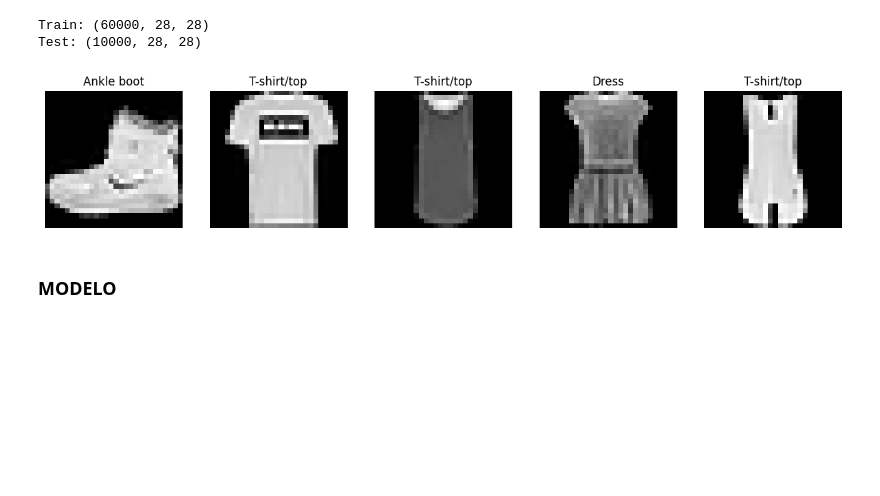
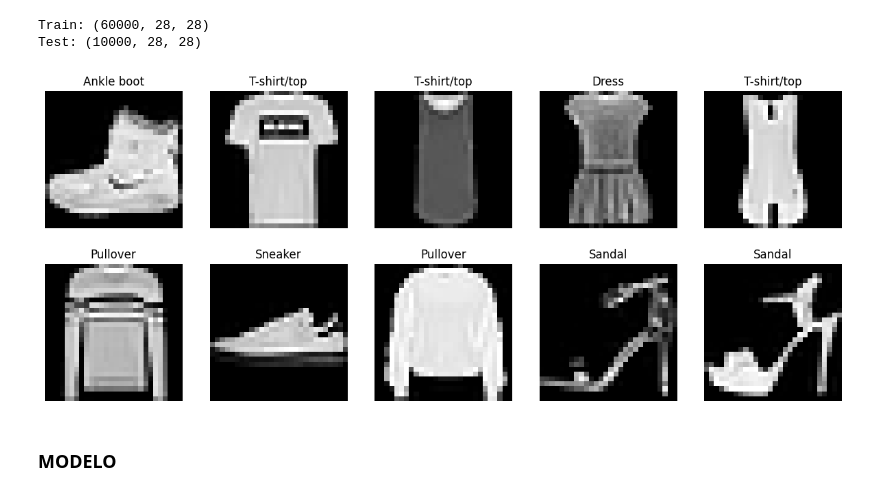
Before and after one commit to MartinAmez/ONLINE_DS_THEBRIDGE_MARTIN, a Jupyter notebook: Sprint 18 Deep Learning/Practicas_Obligatorias/18_Practica_Obligatoria_Introduccion_Keras.ipynb, the cells around one changed output. Saved outputs shown, nothing was run; the diff lists cells and outputs as text; code cells hidden in the pictures; blank space fills up the shorter version.

```diff
--- a/Sprint 18 Deep Learning/Practicas_Obligatorias/18_Practica_Obligatoria_Introduccion_Keras.ipynb
+++ b/Sprint 18 Deep Learning/Practicas_Obligatorias/18_Practica_Obligatoria_Introduccion_Keras.ipynb
@@ -137,9 +135,9 @@ def printar_imagenes(data, labels, n_imagenes):
 
     plt.show()
 # %%
-printar_imagenes(train_images, train_labels, n_imagenes=5)
+printar_imagenes(train_images, train_labels, n_imagenes=10)
 # %% [output]
-[figure, old version]
+[figure, new version]
 # %% [markdown]
 ### MODELO
 # %%
```
Also changed, not shown: parts of 14 cells of this notebook.
